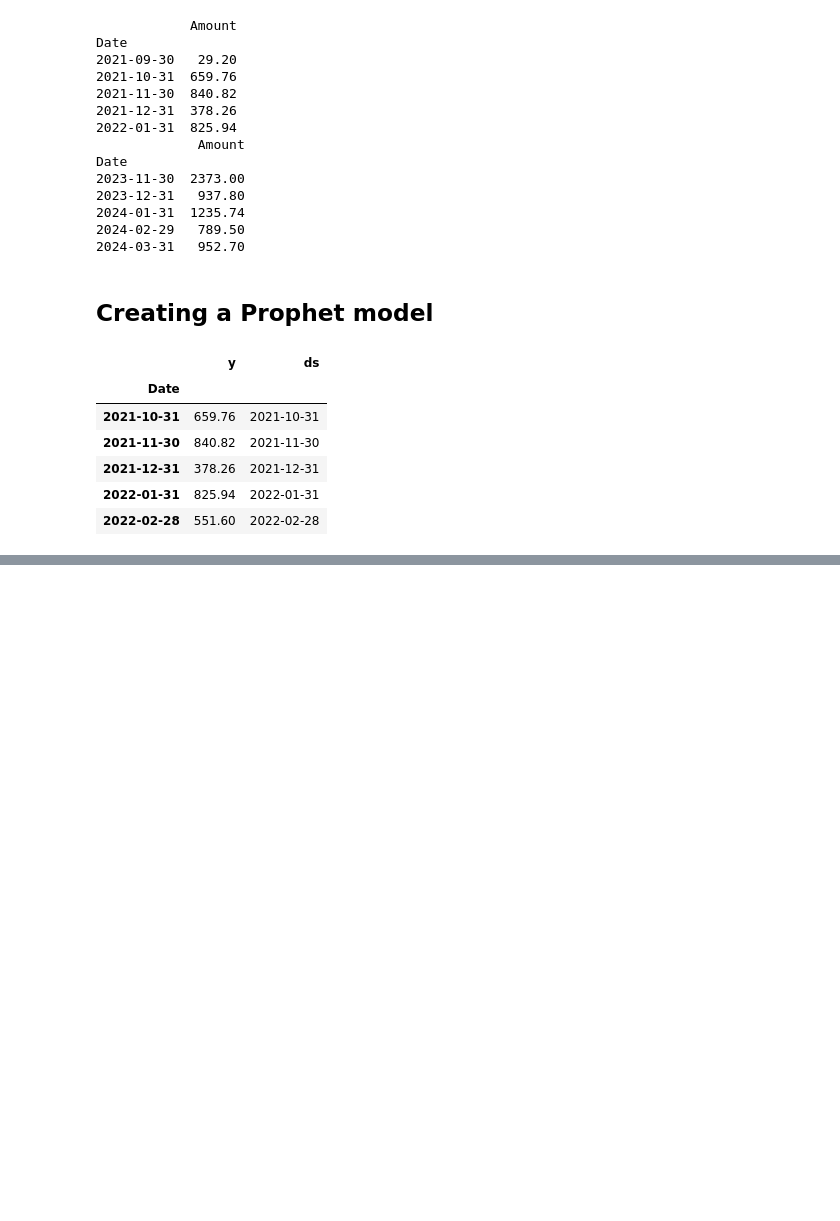
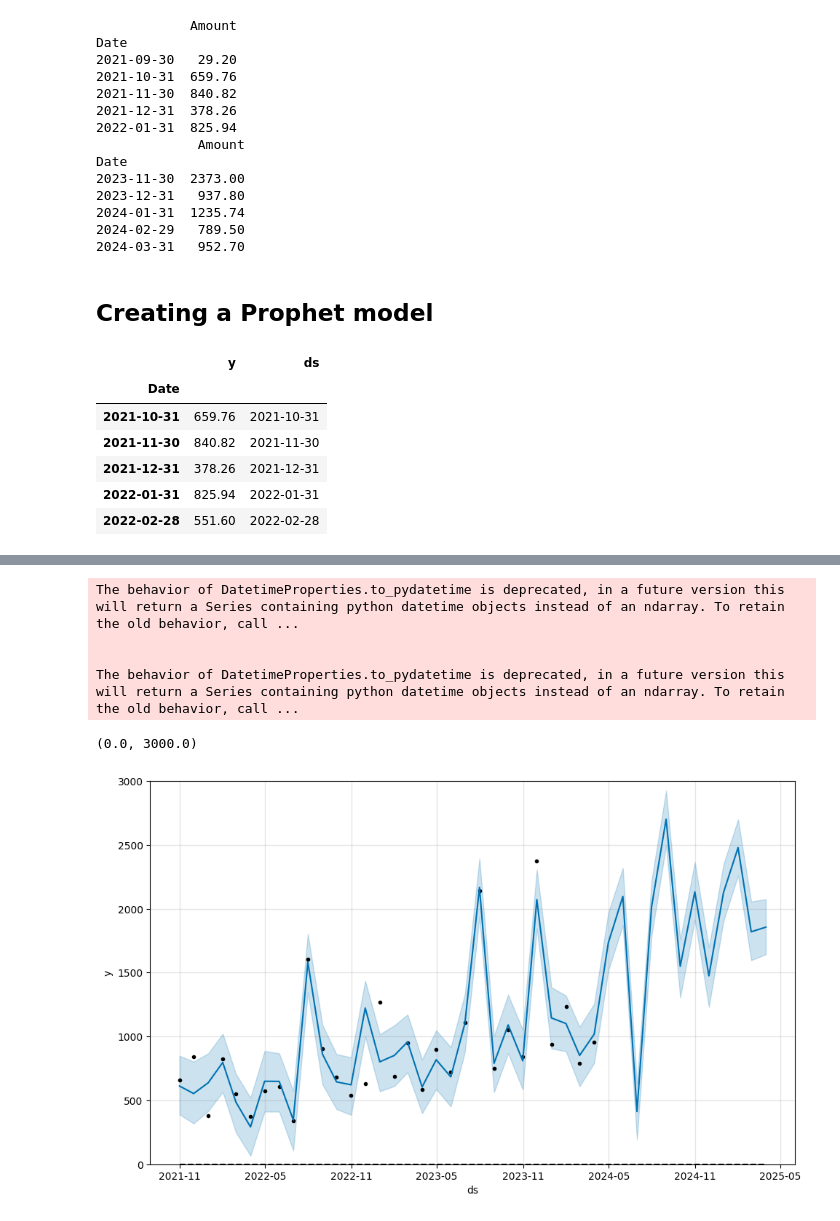
Before and after one commit to Mkranj/time_series_expenses, a Jupyter notebook: basic_timeseries.ipynb, the cells around one changed output, grey strips where cells are left out. Drawn from its saved outputs; the diff is of its cells as text; code cells hidden in the pictures; blank space fills up the shorter version.

Commit message:
Logistic growth model

```diff
--- a/basic_timeseries.ipynb
+++ b/basic_timeseries.ipynb
@@ -128,0 +135,9 @@ plot_plotly(model, forecast)
+# %%
+# We need to add an additional column to the dataframe - cap for maximum, floor for minimum, and pass that to the model
+monthly["floor"] = 0
+
+# A cap is NEEDED, not optional. Floor is optional.
+
+# Arbitrarily high cap:
+monthly["cap"] = 10000
+monthly.tail()
@@ -128,0 +152,3 @@ plot_plotly(model, forecast)
+# %%
+model_logistic = Prophet(growth = "logistic")
+model_logistic.fit(monthly)
@@ -128,0 +159,5 @@ plot_plotly(model, forecast)
+# %%
+future = model_logistic.make_future_dataframe(periods = 12, freq = "M")
+future["cap"] = 10000
+future["floor"] = 0
+future.tail()
@@ -128,0 +171,14 @@ plot_plotly(model, forecast)
+# %%
+forecast2 = model_logistic.predict(future)
+fig_logistic = model_logistic.plot(forecast2)
+
+# Set the axis to not stretch to 10000
+axes = fig_logistic.gca()
+axes.set_ylim([0, 3000])
+# %% [output]
+The behavior of DatetimeProperties.to_pydatetime is deprecated, in a future version this will return a Series containing python datetime objects instead of an ndarray. To retain the old behavior, call ...
+
+
+The behavior of DatetimeProperties.to_pydatetime is deprecated, in a future version this will return a Series containing python datetime objects instead of an ndarray. To retain the old behavior, call ...
+(0.0, 3000.0)
+[figure, added]
```
Also changed, not shown: parts of 7 cells of this notebook.
